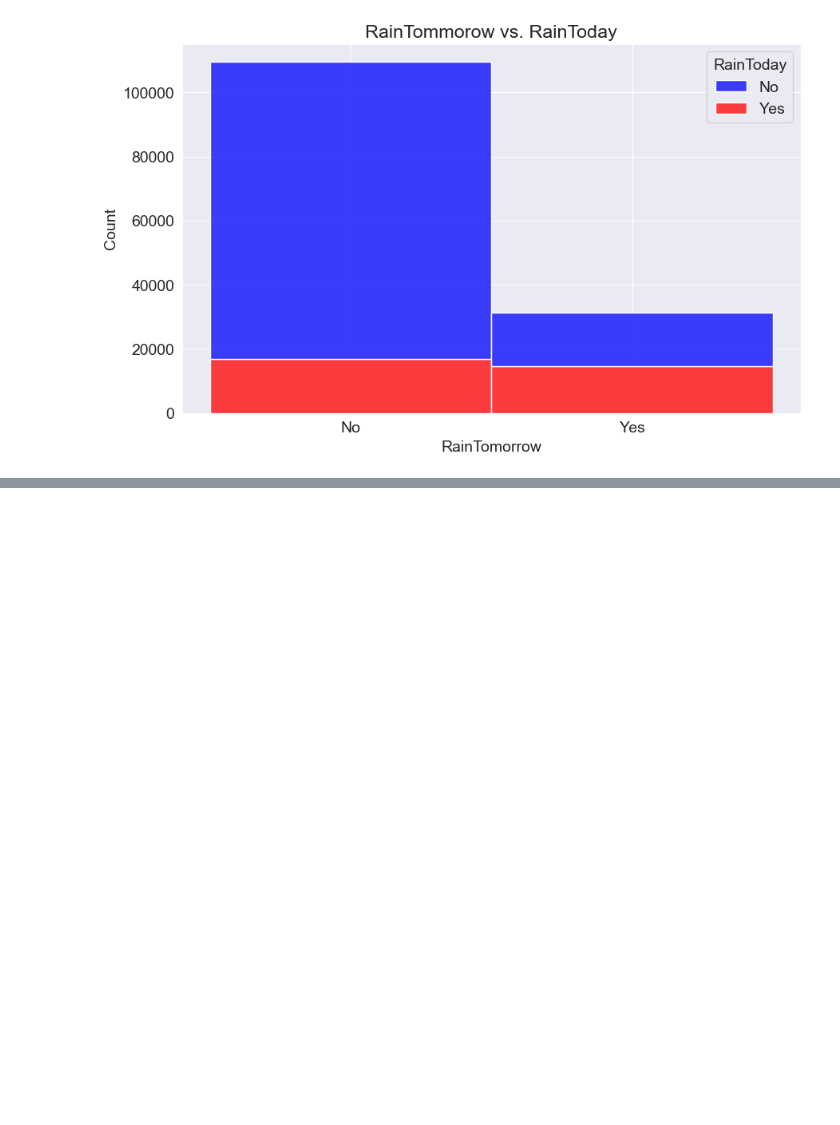
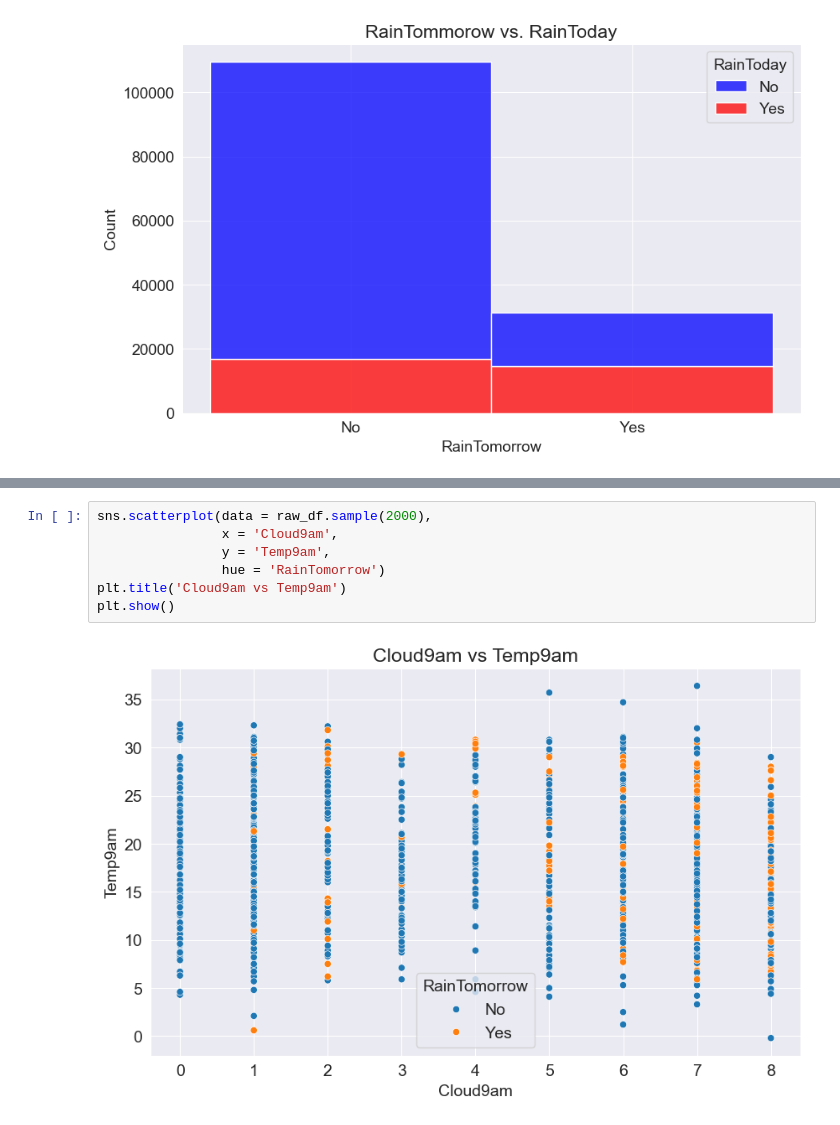
Before and after one commit to tusharx0809/machine-learning, a Jupyter notebook: weather-predictions/weather-predictions.ipynb, the cells around one changed output, grey strips where cells are left out. Drawn from its saved outputs; the diff is of its cells as text; blank space fills up the shorter version.

Commit message:
graph-added

```diff
--- a/weather-predictions/weather-predictions.ipynb
+++ b/weather-predictions/weather-predictions.ipynb
@@ -132,0 +133,9 @@ plt.show()
+# %%
+sns.scatterplot(data = raw_df.sample(2000),
+                x = 'Cloud9am',
+                y = 'Temp9am',
+                hue = 'RainTomorrow')
+plt.title('Cloud9am vs Temp9am')
+plt.show()
+# %% [output]
+[figure, added]
```
Also changed, not shown: parts of 2 cells of this notebook.
